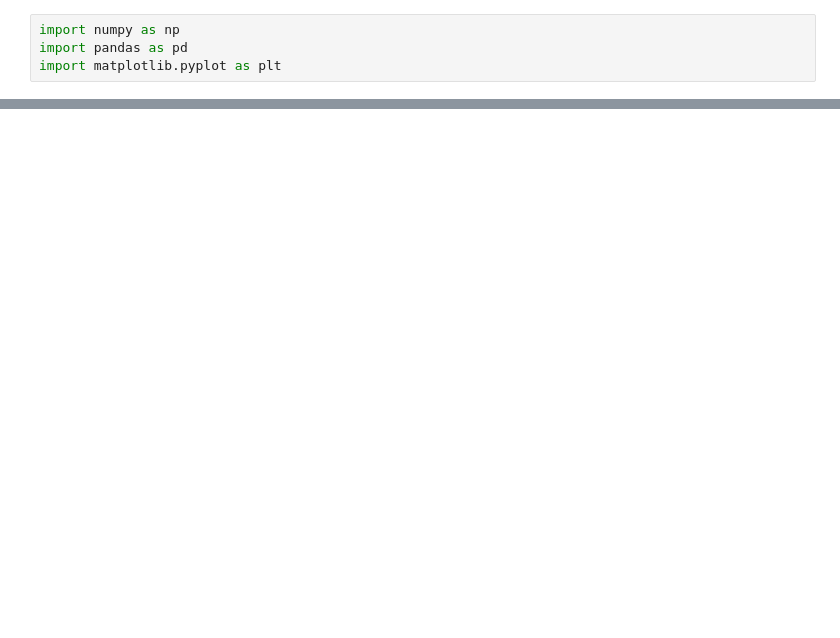
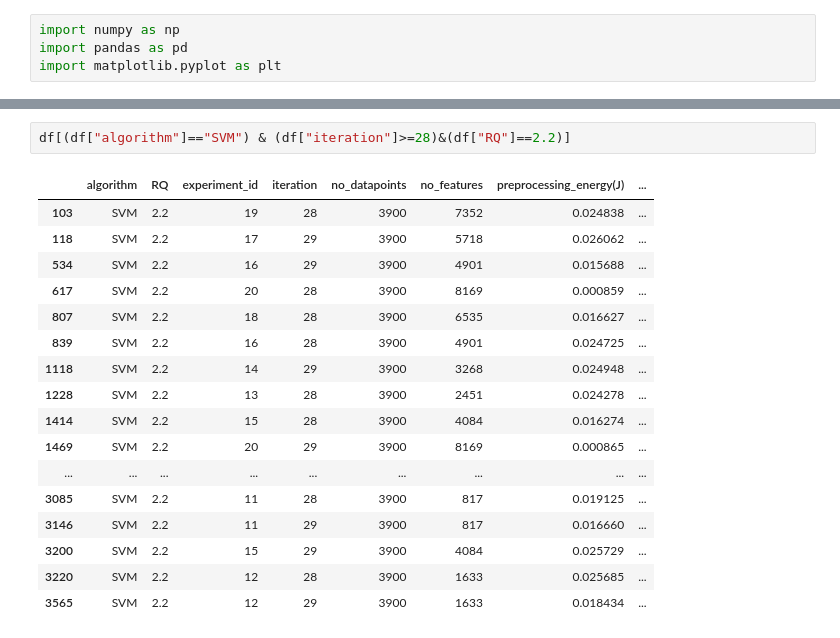
Before and after one commit to kikyo01/info250, a Jupyter notebook: project1/project1.ipynb, the cells around one changed output, grey strips where cells are left out. Drawn from its saved outputs; the diff is of its cells as text; blank space fills up the shorter version.

```diff
--- a/project1/project1.ipynb
+++ b/project1/project1.ipynb
@@ -38,0 +49,20 @@ plt.plot(x,y)
+# %%
+df[(df["algorithm"]=="SVM") & (df["iteration"]>=28)&(df["RQ"]==2.2)]
+# %% [output]
+|  | algorithm | RQ | experiment_id | iteration | no_datapoints | no_features | preprocessing_energy(J) | ... |
+| 103 | SVM | 2.2 | 19 | 28 | 3900 | 7352 | 0.024838 | ... |
+| 118 | SVM | 2.2 | 17 | 29 | 3900 | 5718 | 0.026062 | ... |
+| 534 | SVM | 2.2 | 16 | 29 | 3900 | 4901 | 0.015688 | ... |
+| 617 | SVM | 2.2 | 20 | 28 | 3900 | 8169 | 0.000859 | ... |
+| 807 | SVM | 2.2 | 18 | 28 | 3900 | 6535 | 0.016627 | ... |
+| 839 | SVM | 2.2 | 16 | 28 | 3900 | 4901 | 0.024725 | ... |
+| 1118 | SVM | 2.2 | 14 | 29 | 3900 | 3268 | 0.024948 | ... |
+| 1228 | SVM | 2.2 | 13 | 28 | 3900 | 2451 | 0.024278 | ... |
+| 1414 | SVM | 2.2 | 15 | 28 | 3900 | 4084 | 0.016274 | ... |
+| 1469 | SVM | 2.2 | 20 | 29 | 3900 | 8169 | 0.000865 | ... |
+| ... | ... | ... | ... | ... | ... | ... | ... | ... |
+| 3085 | SVM | 2.2 | 11 | 28 | 3900 | 817 | 0.019125 | ... |
+| 3146 | SVM | 2.2 | 11 | 29 | 3900 | 817 | 0.016660 | ... |
+| 3200 | SVM | 2.2 | 15 | 29 | 3900 | 4084 | 0.025729 | ... |
+| 3220 | SVM | 2.2 | 12 | 28 | 3900 | 1633 | 0.025685 | ... |
+| 3565 | SVM | 2.2 | 12 | 29 | 3900 | 1633 | 0.018434 | ... |
```
Also changed, not shown: parts of 4 cells of this notebook.
